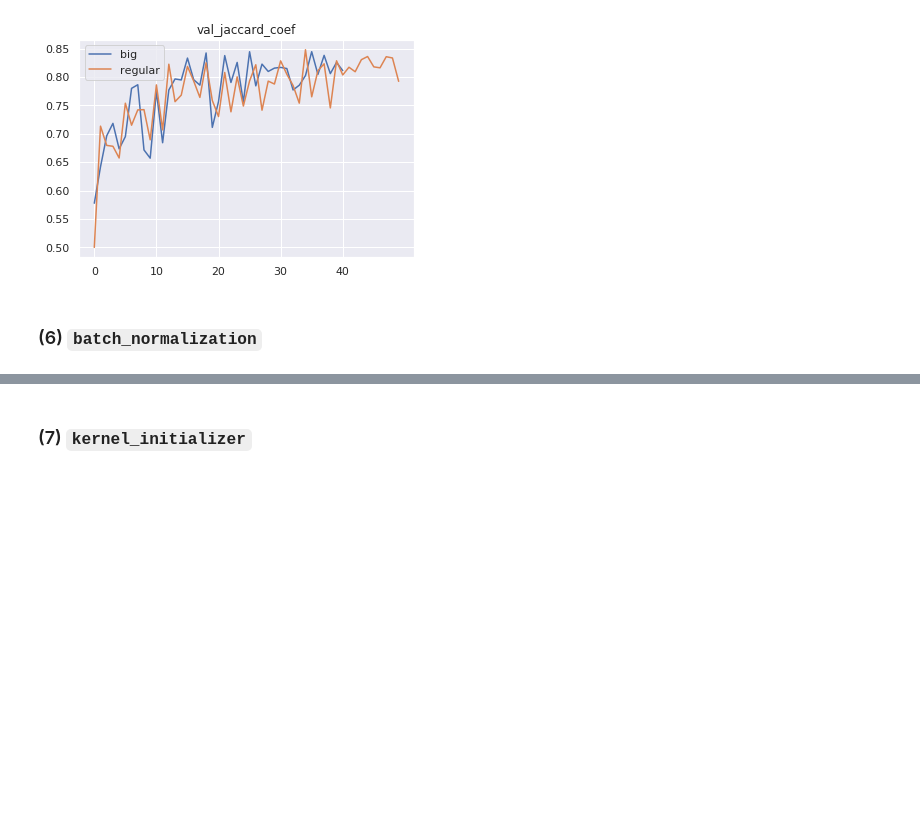
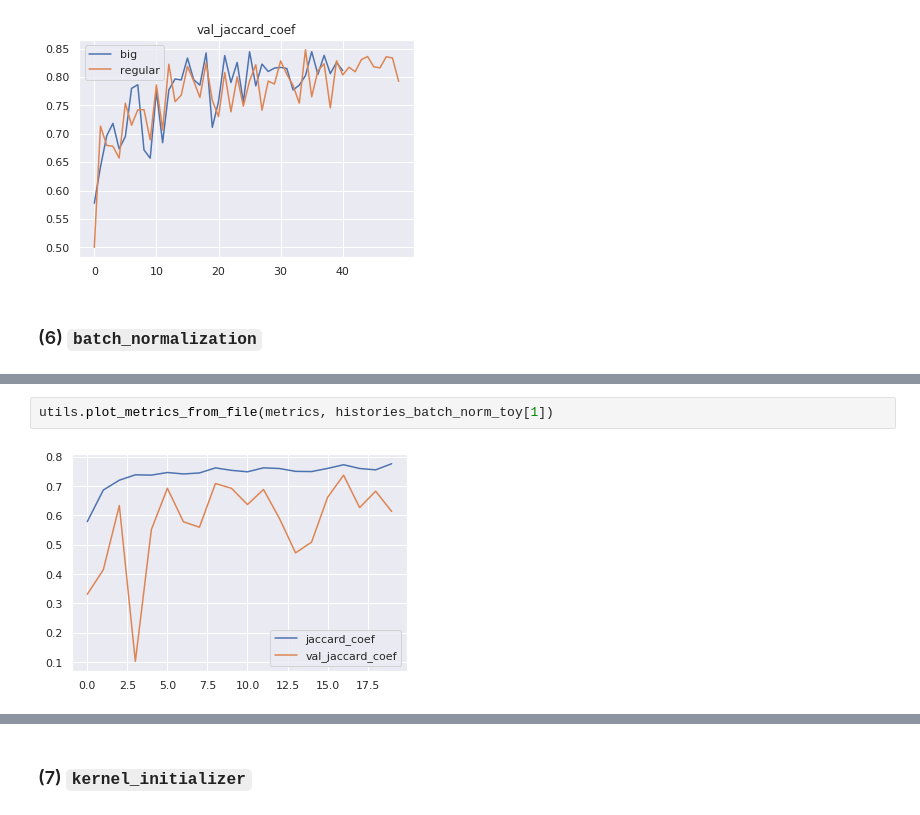
Before and after one commit to ilyarudyak/cs230_project_keras, a Jupyter notebook: skin_lesion/param_tuning_v3.ipynb, the cells around one changed output, grey strips where cells are left out. Saved outputs shown, nothing was run; the diff lists cells and outputs as text; blank space fills up the shorter version.

```diff
--- a/skin_lesion/param_tuning_v3.ipynb
+++ b/skin_lesion/param_tuning_v3.ipynb
@@ -181,0 +223,4 @@ utils.plot_metric_paths('val_jaccard_coef', histories_model_size_toy,
+# %%
+utils.plot_metrics_from_file(metrics, histories_batch_norm_toy[1])
+# %% [output]
+[figure, added]
```
Also changed, not shown: parts of 26 cells of this notebook, 12 other files.
